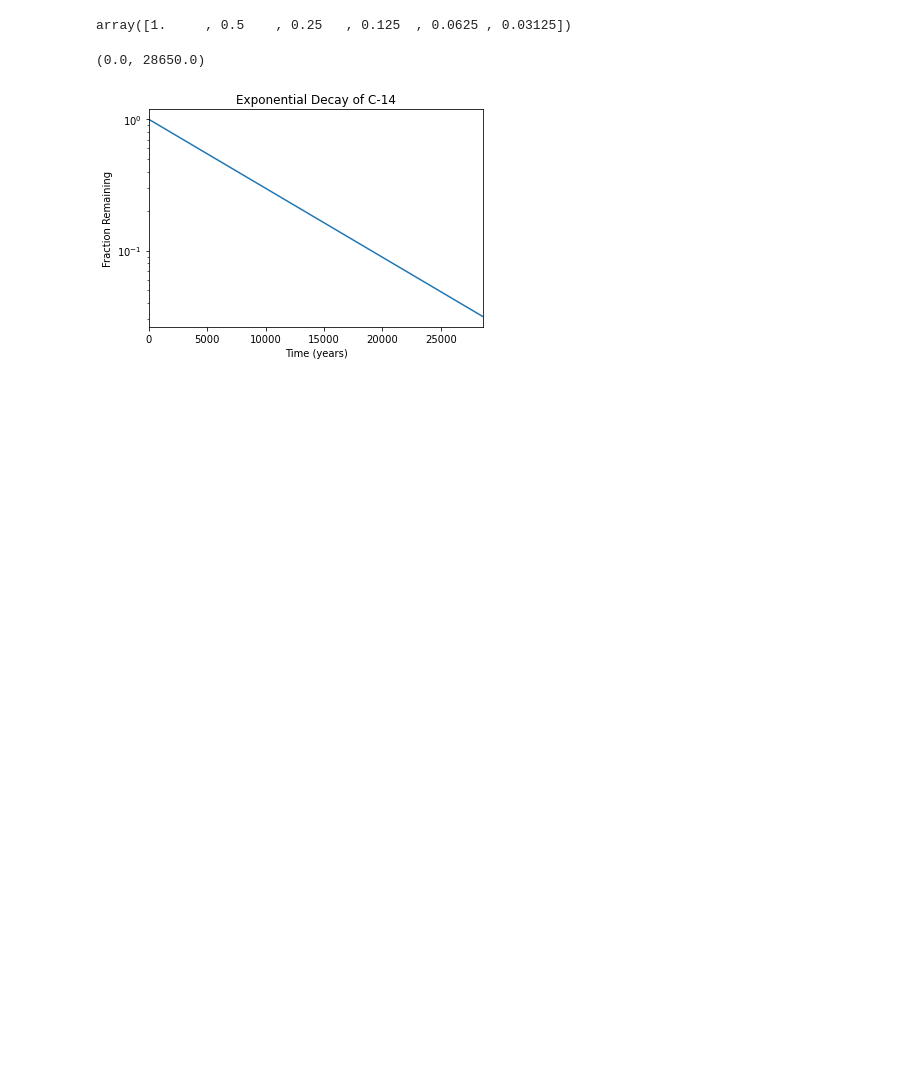
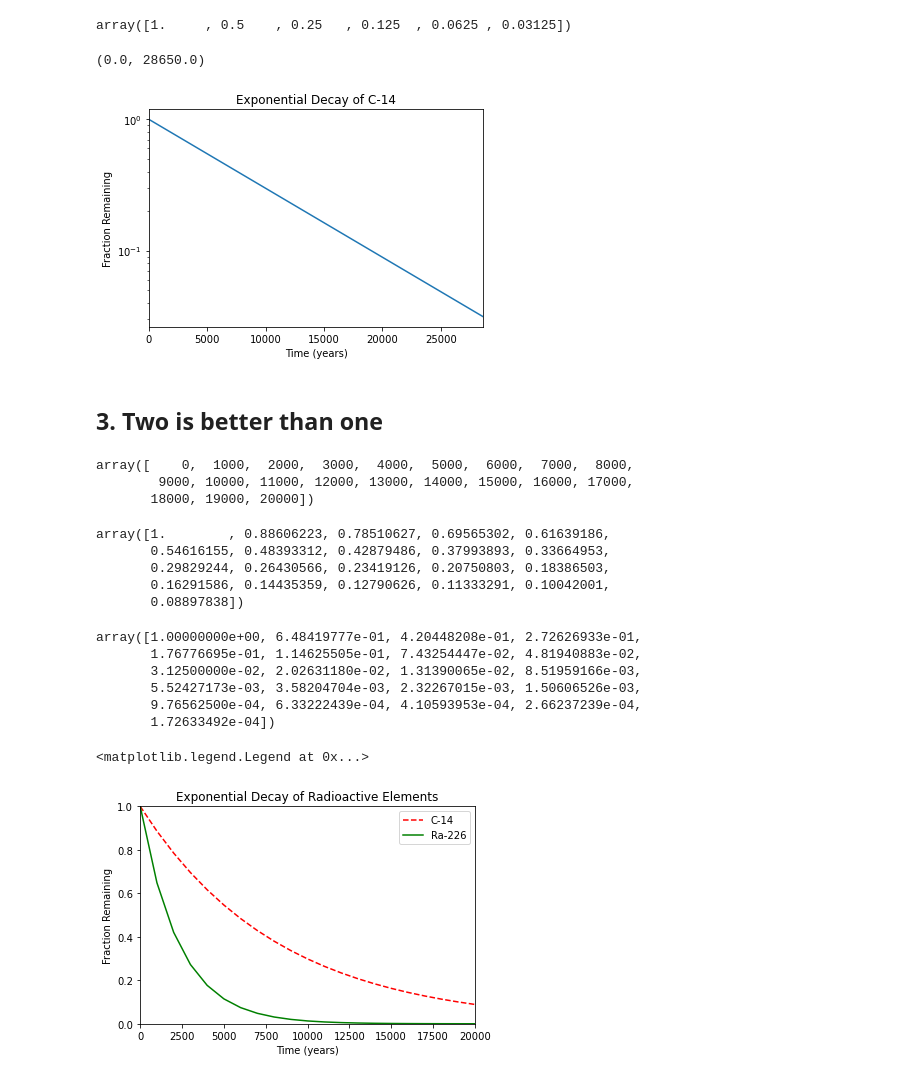
Before and after one commit to ralexrivero/_hbtnml, a Jupyter notebook: math/0x01-plotting/0x01-plotting.ipynb, the cells around one changed output. Cells and saved outputs as stored; diff of their text form; code cells hidden in the pictures; blank space fills up the shorter version.

```diff
--- a/math/0x01-plotting/0x01-plotting.ipynb
+++ b/math/0x01-plotting/0x01-plotting.ipynb
@@ -66,3 +66,47 @@ plt.xlim(0, 28650)
 # %% [output]
 (0.0, 28650.0)
 [figure]
+# %% [markdown]
+## 3. Two is better than one
+# %%
+x = np.arange(0, 21000, 1000)  # start, stop, step
+r = np.log(0.5)
+t1 = 5730
+t2 = 1600
+y1 = np.exp((r / t1) * x)
+y2 = np.exp((r / t2) * x)
+# %%
+x
+# %% [output]
+array([    0,  1000,  2000,  3000,  4000,  5000,  6000,  7000,  8000,
+        9000, 10000, 11000, 12000, 13000, 14000, 15000, 16000, 17000,
+       18000, 19000, 20000])
+# %%
+y1
+# %% [output]
+array([1.        , 0.88606223, 0.78510627, 0.69565302, 0.61639186,
+       0.54616155, 0.48393312, 0.42879486, 0.37993893, 0.33664953,
+       0.29829244, 0.26430566, 0.23419126, 0.20750803, 0.18386503,
+       0.16291586, 0.14435359, 0.12790626, 0.11333291, 0.10042001,
+       0.08897838])
+# %%
+y2
+# %% [output]
+array([1.00000000e+00, 6.48419777e-01, 4.20448208e-01, 2.72626933e-01,
+       1.76776695e-01, 1.14625505e-01, 7.43254447e-02, 4.81940883e-02,
+       3.12500000e-02, 2.02631180e-02, 1.31390065e-02, 8.51959166e-03,
+       5.52427173e-03, 3.58204704e-03, 2.32267015e-03, 1.50606526e-03,
+       9.76562500e-04, 6.33222439e-04, 4.10593953e-04, 2.66237239e-04,
+       1.72633492e-04])
+# %%
+plt.plot(x, y1, 'r--')
+plt.plot(x, y2, 'g-')
+plt.xlabel('Time (years)')
+plt.ylabel('Fraction Remaining')
+plt.title('Exponential Decay of Radioactive Elements')
+plt.xlim(0, 20000)
+plt.ylim(0, 1)
+plt.legend(['C-14', 'Ra-226'])
+# %% [output]
+<matplotlib.legend.Legend at 0x...>
+[figure, added]
```
Also changed, not shown: parts of 4 cells of this notebook, 1 other file.
